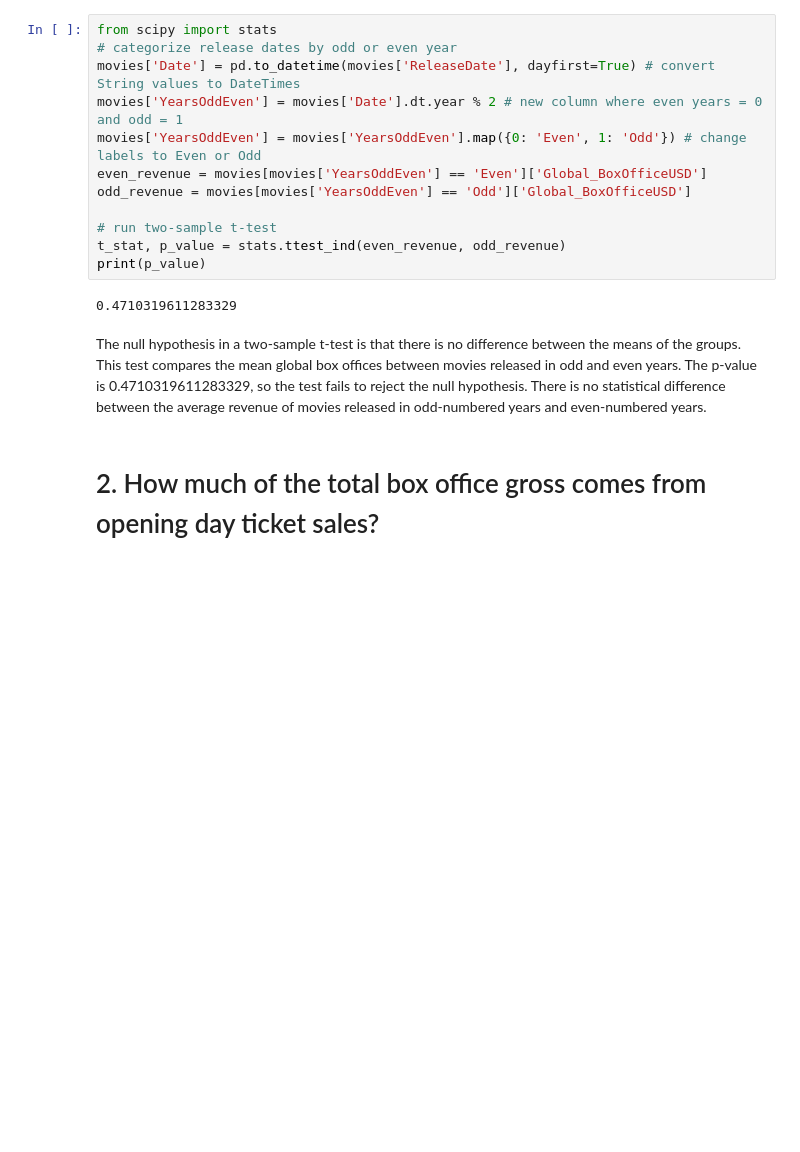
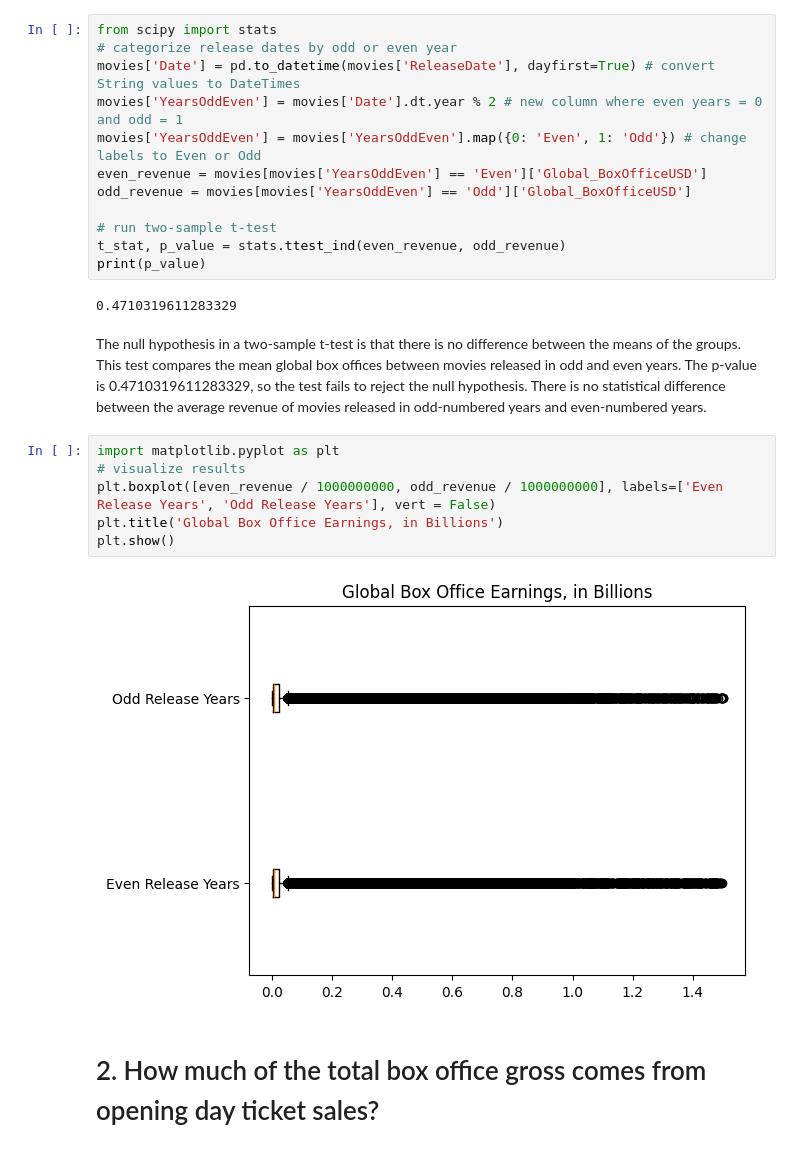
Before and after one commit to mklatzke/IndividualMovieAnalysisProject, a Jupyter notebook: Movie_Analysis_Klatzke.ipynb, the cells around one changed output. Cells and saved outputs as stored; diff of their text form; blank space fills up the shorter version.

```diff
--- a/Movie_Analysis_Klatzke.ipynb
+++ b/Movie_Analysis_Klatzke.ipynb
@@ -27,5 +27,13 @@ print(p_value)
 0.4710319611283329
 # %% [markdown]
 The null hypothesis in a two-sample t-test is that there is no difference between the means of the groups. This test compares the mean global box offices between movies released in odd and even years. The p-value is 0.4710319611283329, so the test fails to reject the null hypothesis. There is no statistical difference between the average revenue of movies released in odd-numbered years and even-numbered years.
+# %%
+import matplotlib.pyplot as plt
+# visualize results
+plt.boxplot([even_revenue / 1000000000, odd_revenue / 1000000000], labels=['Even Release Years', 'Odd Release Years'], vert = False)
+plt.title('Global Box Office Earnings, in Billions')
+plt.show()
+# %% [output]
+[figure, added]
 # %% [markdown]
 # 2. How much of the total box office gross comes from opening day ticket sales?
```
Also changed, not shown: parts of 2 cells of this notebook.
